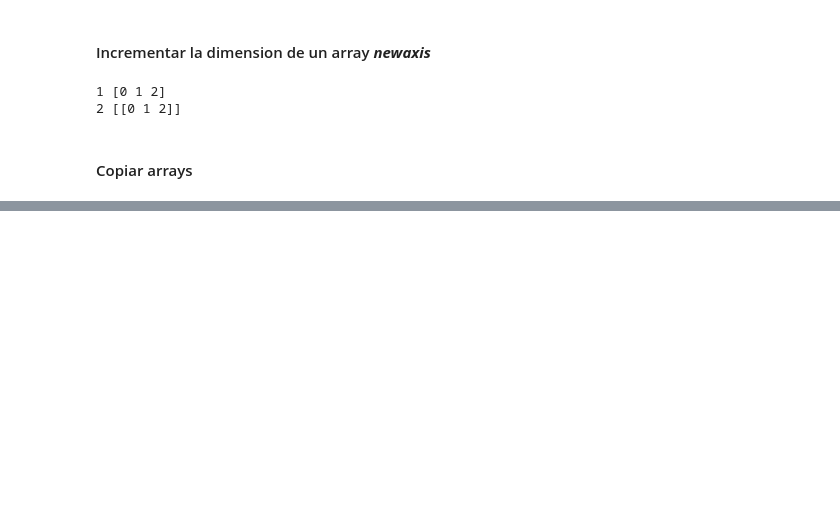
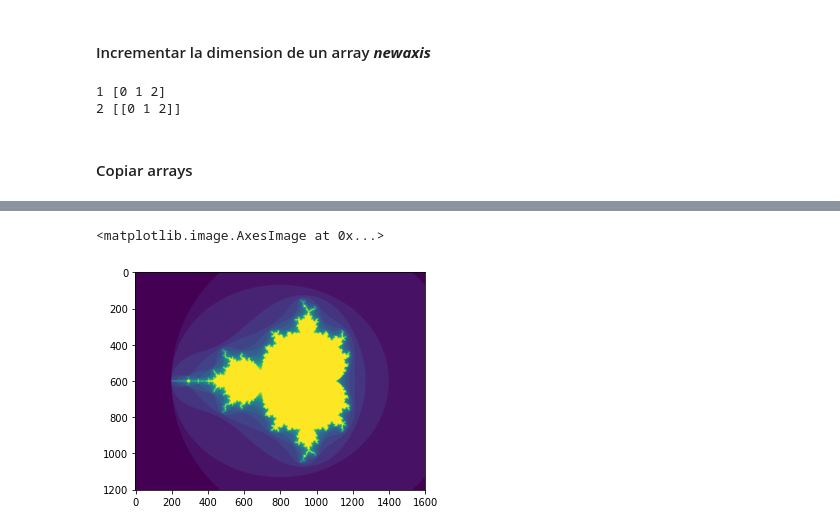
Before and after one commit to zerpaivan/my_numpy, a Jupyter notebook: quickstart.ipynb, the cells around one changed output, grey strips where cells are left out. Drawn from its saved outputs; the diff is of its cells as text; code cells hidden in the pictures; blank space fills up the shorter version.

```diff
--- a/quickstart.ipynb
+++ b/quickstart.ipynb
@@ -494,0 +522,15 @@ id(a):  146802128 id(d):  139611472
+# %%
+a = np.arange(1,9)**2
+print(a)
+my_index = np.array([1,1,3,7,5])
+print(a[my_index]) # retorna un array con los de los indices indicados
+
+my_index_2 = np.array([[0,2],[7,3]]) # retorna un array (2x2)  de los index indicados
+print(a[my_index_2],"\n")
+
+# con un index para cada dimension
+b = np.floor(10 *rg.random((3,4)))
+print(b, "\n")
+i = np.array([[0,0],[2,2]])
+j = np.array([[0,1],[3,2]])
+b[i,j]
@@ -494,0 +574,25 @@ id(a):  146802128 id(d):  139611472
+# %%
+import matplotlib.pyplot as plt
+def mandelbrot(h, w, maxit=20, r=2):
+    # retorna una imagen de un fractal mandelbrot  de tamaño (h,w).
+    x = np.linspace(-2.5, 1.5, 4*h+1)
+    y = np.linspace(-1.5,1.5, 3*w+1)
+    A, B = np.meshgrid(x,y)
+    C = A + B*1j
+    z=np.zeros_like(C)
+    divtime=  maxit + np.zeros(z.shape, dtype=int)
+
+    for i in range(maxit):
+        z = z**2 + C
+        diverge= abs(z) > r
+        div_now = diverge & (divtime == maxit)
+        divtime[div_now]=i
+        z[diverge] = r
+
+    return divtime
+
+plt.clf()
+plt.imshow(mandelbrot(400,400))
+# %% [output]
+<matplotlib.image.AxesImage at 0x...>
+[figure, added]
```
Also changed, not shown: parts of 16 cells of this notebook.
